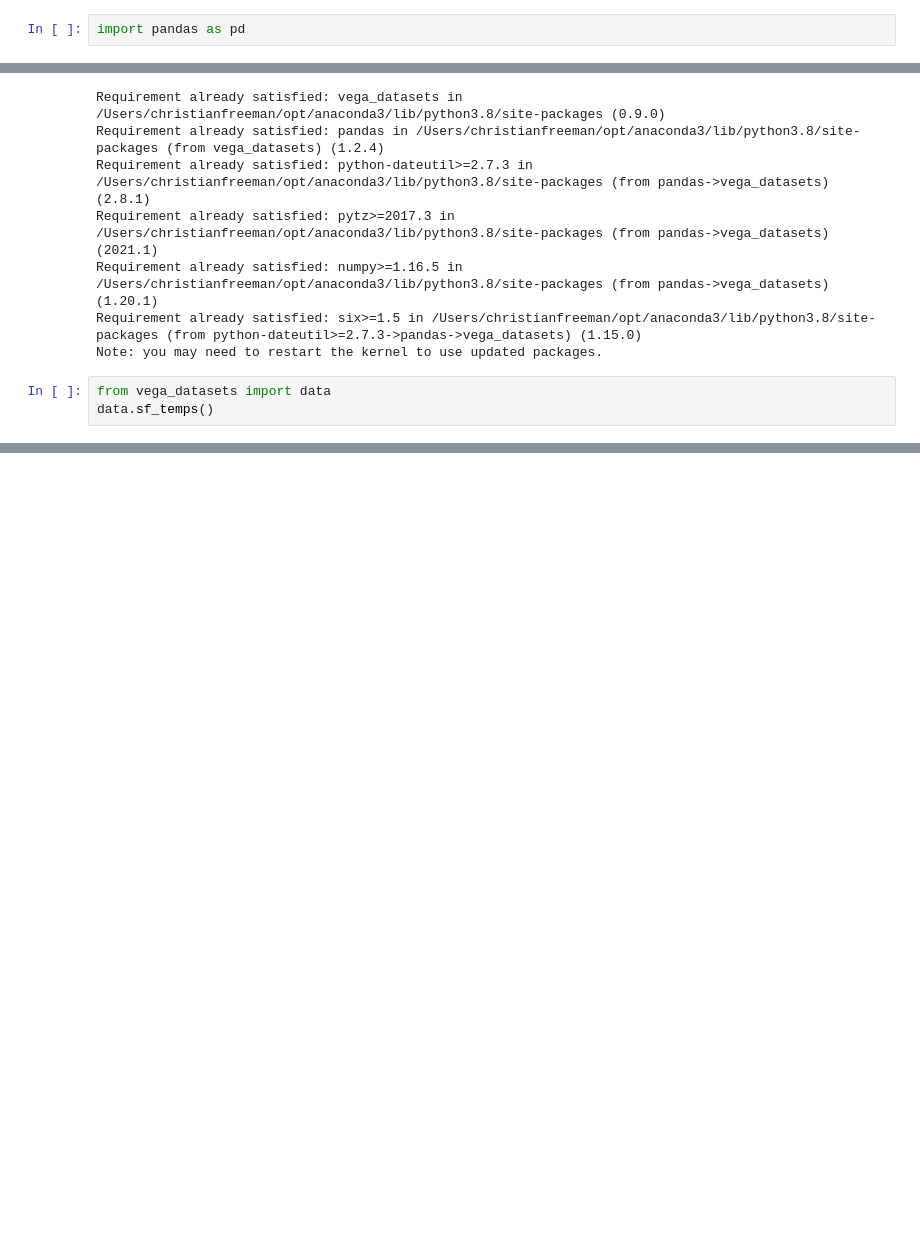
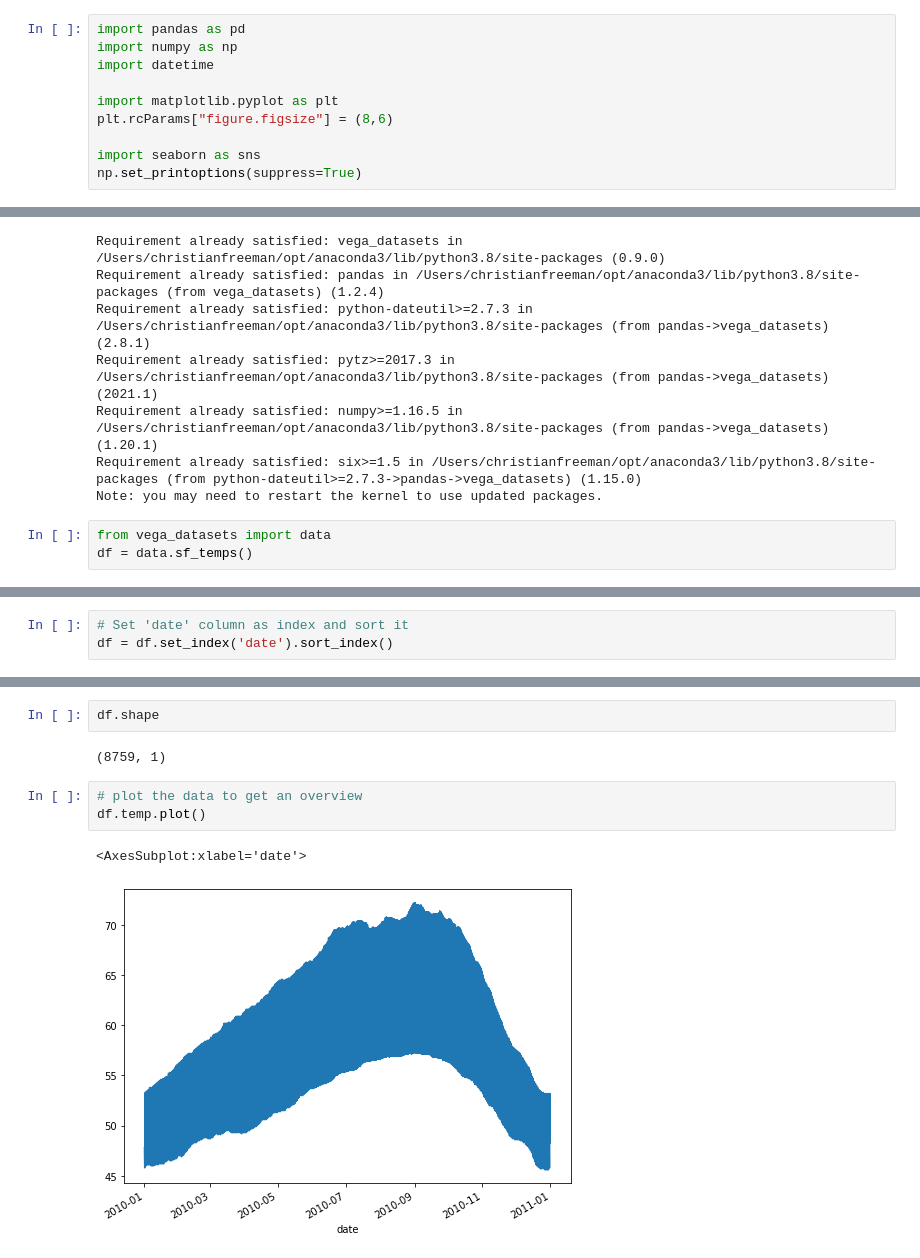
Before and after one commit to cfreeman22/time-series-exercises, a Jupyter notebook: date_time_exercise.ipynb, the cells around one changed output, grey strips where cells are left out. Saved outputs shown, nothing was run; the diff lists cells and outputs as text; blank space fills up the shorter version.

```diff
--- a/date_time_exercise.ipynb
+++ b/date_time_exercise.ipynb
@@ -1,5 +1,13 @@
 # %%
 import pandas as pd
+import numpy as np
+import datetime
+
+import matplotlib.pyplot as plt
+plt.rcParams["figure.figsize"] = (8,6)
+
+import seaborn as sns
+np.set_printoptions(suppress=True)
 # %%
 pip install vega_datasets
 # %% [output]
@@ -12,4 +20,4 @@ Requirement already satisfied: six>=1.5 in /Users/christianfreeman/opt/anaconda3
 Note: you may need to restart the kernel to use updated packages.
 # %%
 from vega_datasets import data
-data.sf_temps()
+df = data.sf_temps()
@@ -29,0 +46,3 @@ data.sf_temps()
+# %%
+# Set 'date' column as index and sort it
+df = df.set_index('date').sort_index()
@@ -29,0 +59,10 @@ data.sf_temps()
+# %%
+df.shape
+# %% [output]
+(8759, 1)
+# %%
+# plot the data to get an overview
+df.temp.plot()
+# %% [output]
+<AxesSubplot:xlabel='date'>
+[figure, added]
```
Also changed, not shown: parts of 70 cells of this notebook, 1 other file.
